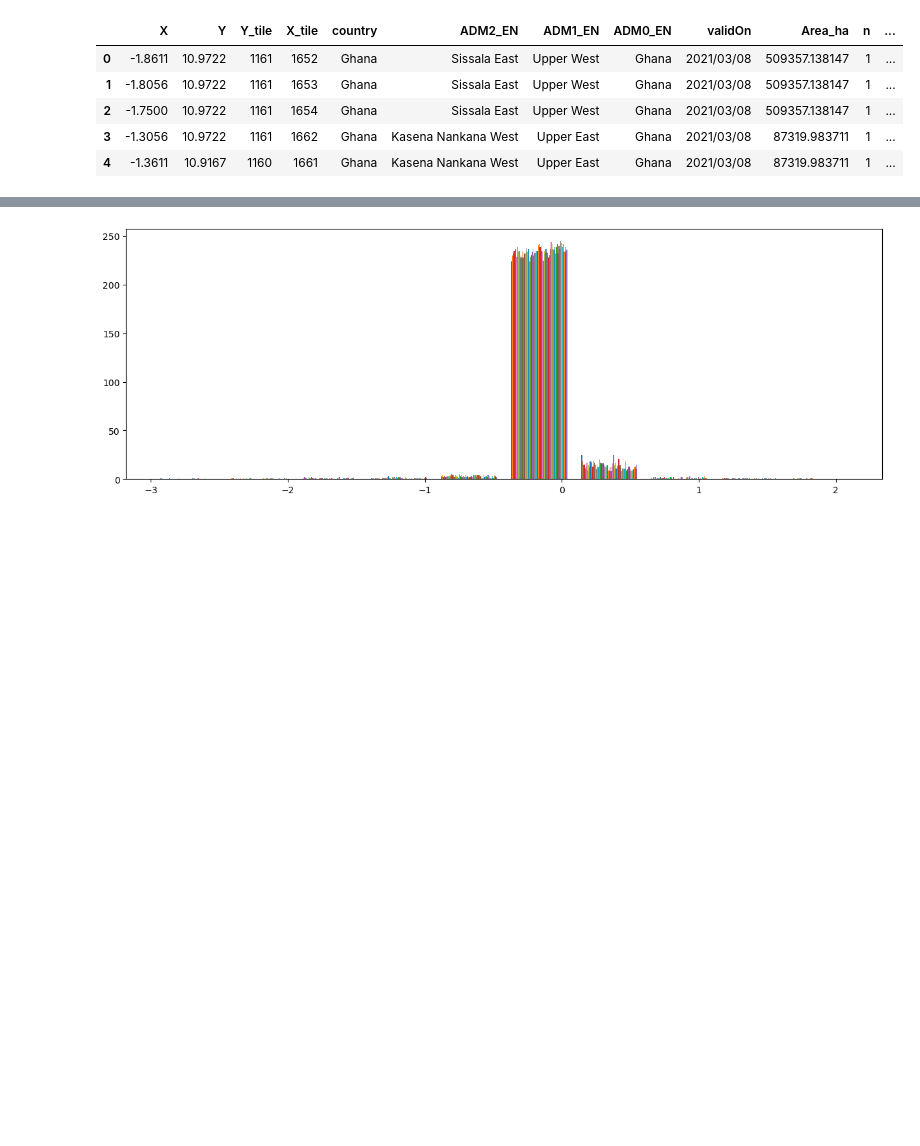
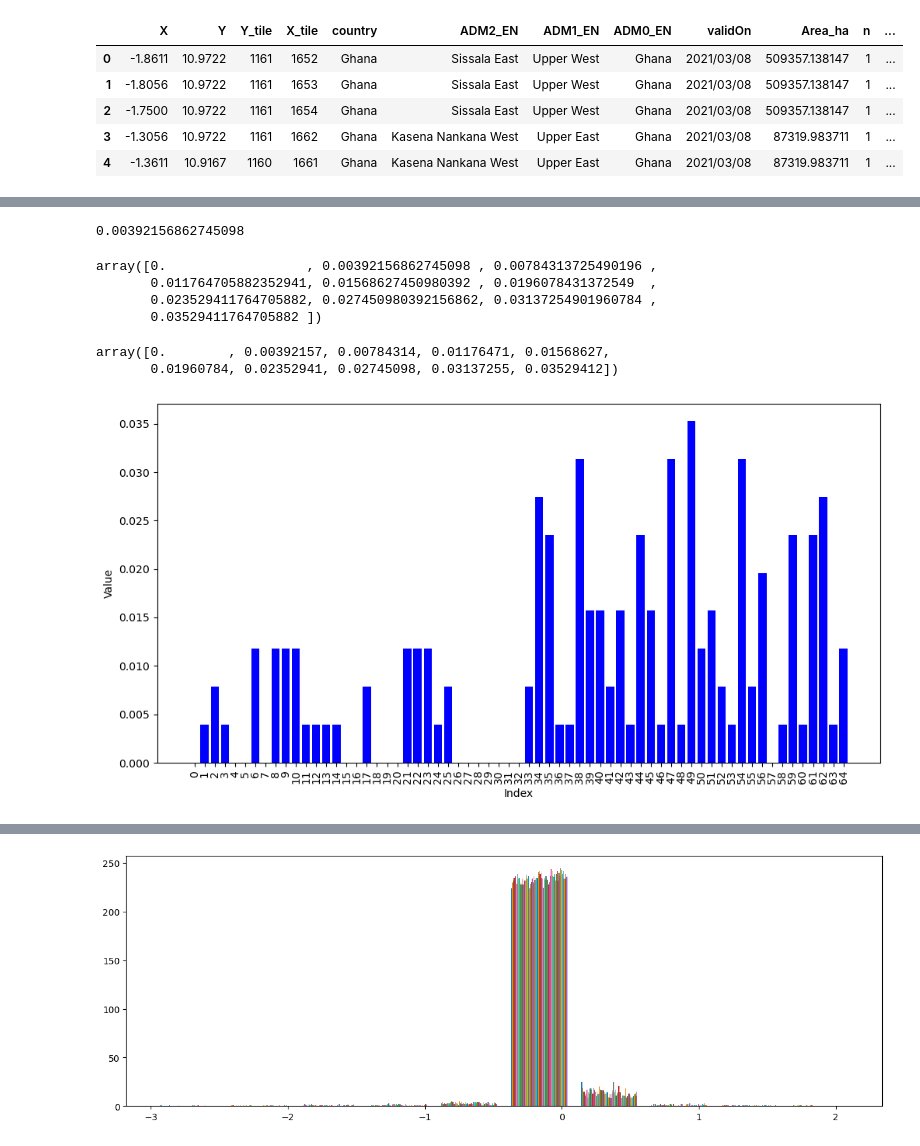
Before and after one commit to wri/plantation_classifier, a Jupyter notebook: notebooks/resegmentation_analysis.ipynb, the cells around one changed output, grey strips where cells are left out. Saved outputs shown, nothing was run; the diff lists cells and outputs as text; code cells hidden in the pictures; blank space fills up the shorter version.

```diff
--- a/notebooks/resegmentation_analysis.ipynb
+++ b/notebooks/resegmentation_analysis.ipynb
@@ -110,10 +107,13 @@ artifacts.head()
 | 3 | -1.3056 | 10.9722 | 1161 | 1662 | Ghana | Kasena Nankana West | Upper East | Ghana | 2021/03/08 | 87319.983711 | 1 | ... |
 | 4 | -1.3611 | 10.9167 | 1160 | 1661 | Ghana | Kasena Nankana West | Upper East | Ghana | 2021/03/08 | 87319.983711 | 1 | ... |
 # %%
-total_differences = np.zeros((len(artifacts), 65))
+artifacts = pd.read_csv('../data/database/haze_artifacts_full.csv')
+total_differences = np.zeros((len(artifacts), 65)) # shape is 255, 65
 
 counter = 0
 
+# iterate through every tile id in artifacts and identify
+# if there is a neighboring tile
 for i, val in artifacts.iterrows():
     left_x = val['X_tile']
     left_y = val['Y_tile']
@@ -121,27 +121,29 @@ for i, val in artifacts.iterrows():
     right_y = int(left_y)
     check_neighbor = artifacts[(artifacts['X_tile'] == right_x) & (artifacts['Y_tile'] == right_y)]
     if not check_neighbor.empty:
-        #print(f"Calculating diff for {left_x, left_y} and {right_x, right_y}")
         folder = f'../tmp/ghana/'
         left = hkl.load(f'{folder}{str(left_x)}/{str(left_y)}/raw/feats/{str(left_x)}X{str(left_y)}Y_feats.hkl')
         right = hkl.load(f'{folder}{str(right_x)}/{str(right_y)}/raw/feats/{str(right_x)}X{str(right_y)}Y_feats.hkl')
         lboundary = left[:, :, -2:]
         rboundary = right[:, :, :2]
+
         # Calculate the range for each feature
-        f_range = np.max(np.concatenate((lboundary, rboundary), axis=2), axis=(1, 2)) - np.min(np.concatenate((lboundary, rboundary), axis=2), axis=(1, 2))
+        #f_range = np.max(np.concatenate((lboundary, rboundary), axis=2), axis=(1, 2)) - np.min(np.concatenate((lboundary, rboundary), axis=2), axis=(1, 2))
 
         # Calculate the normalized difference across the boundary for each feature
         boundary_diff = np.mean(abs(lboundary - rboundary) / (np.mean(lboundary + rboundary) / 2), axis=(1, 2))
 
         # Normalize the normalized difference by the feature range
-        norm_diff = boundary_diff / f_range
+        # dont need to normalize here?
+        # norm_diff = boundary_diff / f_range
 
         # Store the result in total_differences
-        total_differences[counter] = norm_diff
+        total_differences[counter] = boundary_diff
+        #print(f"Diff for {left_x, left_y} and {right_x, right_y} is {boundary_diff}")
 
         counter += 1
 
-
-# for each neighboring tile pair, what is the normalized difference
-# across the border between the pairs for each feature index
 # higher values are sharper artifacts
+# Cast total differences to boolean where its true if its an outlier and false if not
+# where each value is the fraction of 255 samples that are outside of range for the ith feature
+output = np.mean(np.logical_or(total_differences >= 1700, total_differences <= -1700), axis = 0)
@@ -153,0 +172,29 @@ plt.hist(total_differences);
+# %%
+output[3]
+# %% [output]
+0.00392156862745098
+# %%
+np.set_printoptions(precision=20)
+np.unique(output)
+# %% [output]
+array([0.                  , 0.00392156862745098 , 0.00784313725490196 ,
+       0.011764705882352941, 0.01568627450980392 , 0.0196078431372549  ,
+       0.023529411764705882, 0.027450980392156862, 0.03137254901960784 ,
+       0.03529411764705882 ])
+# %%
+np.unique(output)
+# %% [output]
+array([0.        , 0.00392157, 0.00784314, 0.01176471, 0.01568627,
+       0.01960784, 0.02352941, 0.02745098, 0.03137255, 0.03529412])
+# %%
+# Plotting the bar chart
+plt.figure(figsize=(12, 6))
+plt.bar(range(len(output)), output, color='blue')
+plt.xlabel('Index')
+plt.ylabel('Value')
+plt.xticks(range(len(output)))
+plt.xticks(rotation=90)
+plt.title('')
+plt.show()
+# %% [output]
+[figure, added]
```
Also changed, not shown: parts of 12 cells of this notebook.
